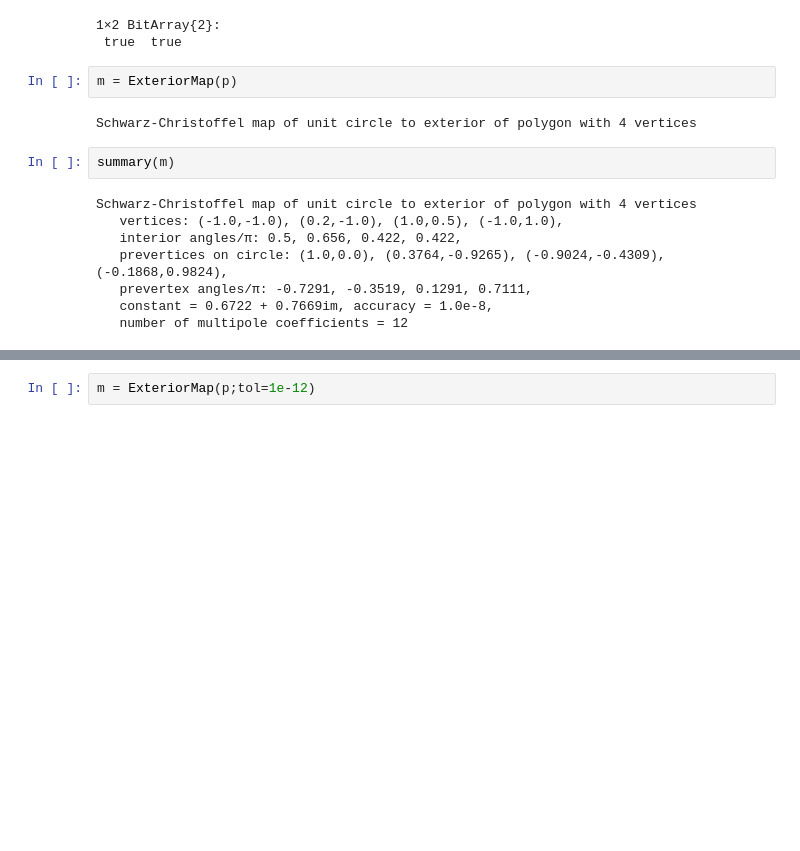
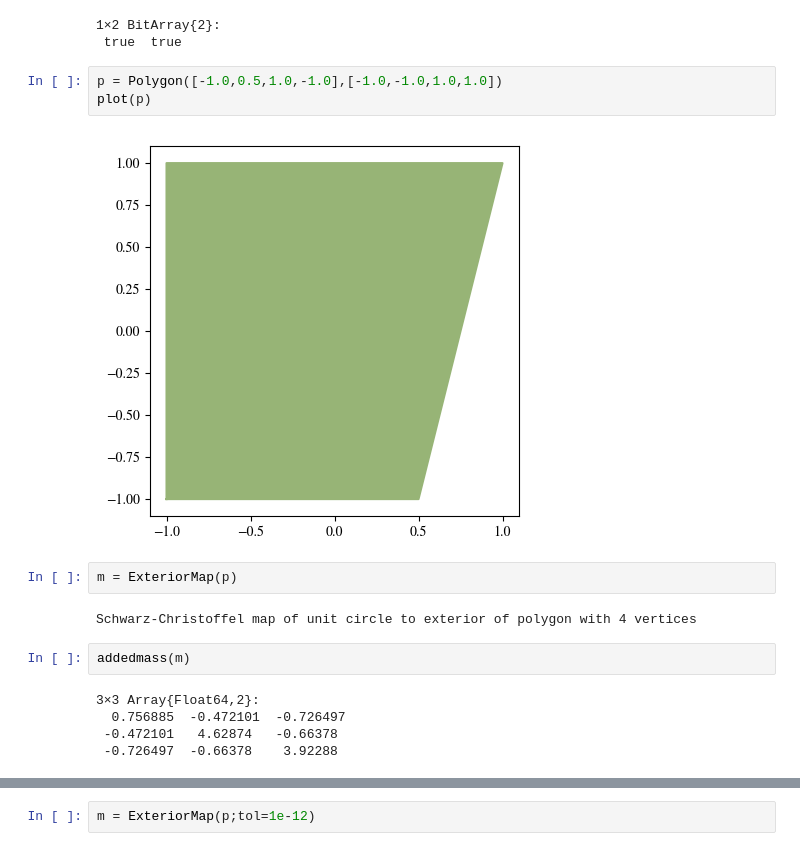
Before and after one commit to jdeldre/SchwarzChristoffel.jl, a Jupyter notebook: src/TestingSC.ipynb, the cells around one changed output, grey strips where cells are left out. Cells and saved outputs as stored; diff of their text form; blank space fills up the shorter version.

```diff
--- a/src/TestingSC.ipynb
+++ b/src/TestingSC.ipynb
@@ -63,20 +51,22 @@ isinpoly.(z,p,1e-5)
 [figure]
 1×2 BitArray{2}:
  true  true
+# %%
+p = Polygon([-1.0,0.5,1.0,-1.0],[-1.0,-1.0,1.0,1.0])
+plot(p)
+# %% [output]
+[figure, added]
 # %%
 m = ExteriorMap(p)
 # %% [output]
 Schwarz-Christoffel map of unit circle to exterior of polygon with 4 vertices
 # %%
-summary(m)
+addedmass(m)
 # %% [output]
-Schwarz-Christoffel map of unit circle to exterior of polygon with 4 vertices
-   vertices: (-1.0,-1.0), (0.2,-1.0), (1.0,0.5), (-1.0,1.0),
-   interior angles/π: 0.5, 0.656, 0.422, 0.422,
-   prevertices on circle: (1.0,0.0), (0.3764,-0.9265), (-0.9024,-0.4309), (-0.1868,0.9824),
-   prevertex angles/π: -0.7291, -0.3519, 0.1291, 0.7111,
-   constant = 0.6722 + 0.7669im, accuracy = 1.0e-8,
-   number of multipole coefficients = 12
+3×3 Array{Float64,2}:
+  0.756885  -0.472101  -0.726497
+ -0.472101   4.62874   -0.66378
+ -0.726497  -0.66378    3.92288
 # %%
 conformal_grid(m)
 # %% [output]
```
Also changed, not shown: parts of 2 cells of this notebook, 1 other file.
